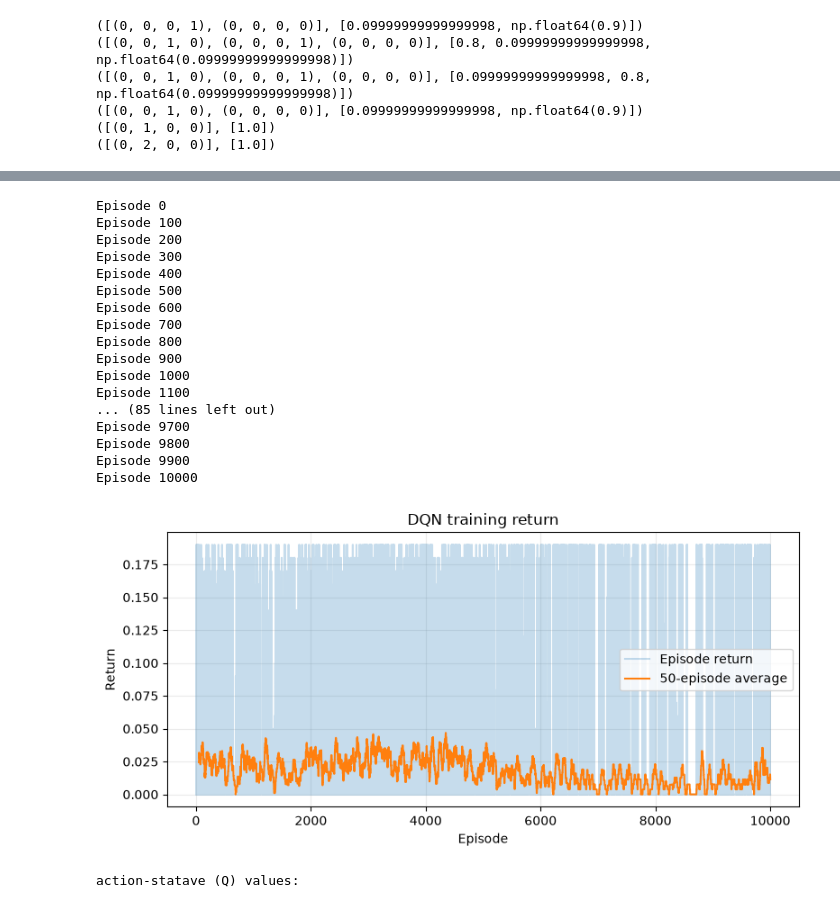
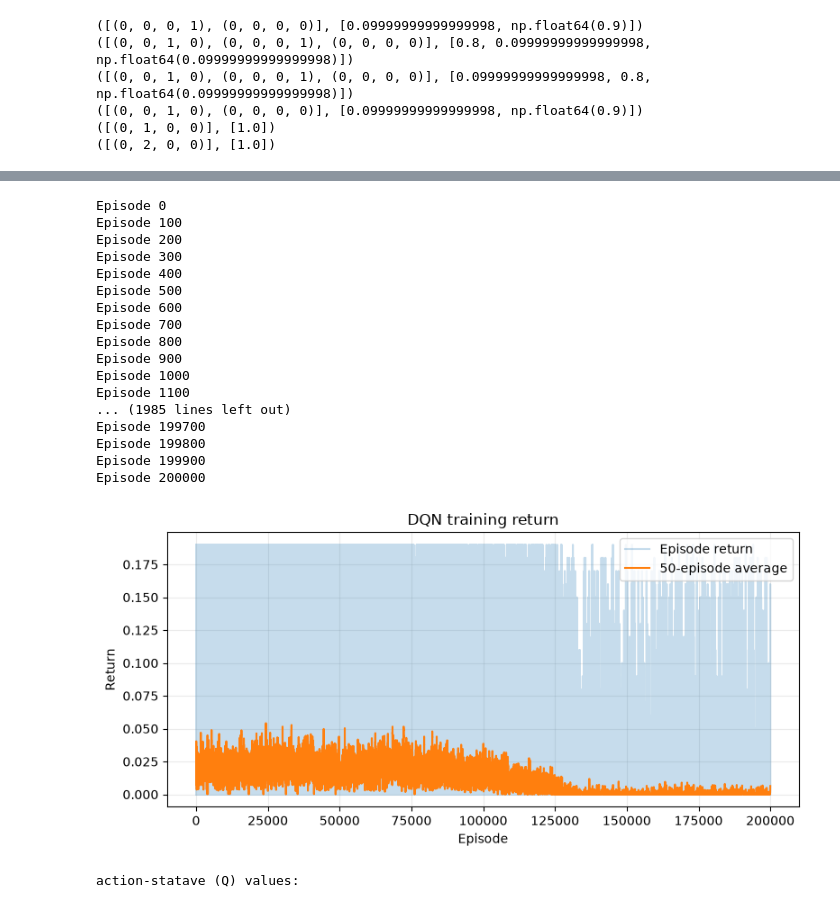
Before and after one commit to connorbrooks18/RL_With_LTL_Constraints, a Jupyter notebook: safe absorbing states.ipynb, the cells around one changed output, grey strips where cells are left out. Saved outputs shown, nothing was run; the diff lists cells and outputs as text; code cells hidden in the pictures.

```diff
--- a/safe absorbing states.ipynb
+++ b/safe absorbing states.ipynb
@@ -242,26 +242,26 @@ generating a random state (0, 2, 2, 3)
 # %%
-Q=csrl.deep_q_learning(T=20,K=10000)  # model-free RL
+Q=csrl.deep_q_learning(T=20,K=200_000)  # model-free RL
 # the original code chose T=100, K=100,000
 # using smaller numbers here saves computation time. However, it may not be converged.
 # %% [output]
 Episode 0
 Episode 100
 Episode 200
 Episode 300
 Episode 400
 Episode 500
 Episode 600
 Episode 700
 Episode 800
 Episode 900
 Episode 1000
 Episode 1100
-... (85 lines left out)
-Episode 9700
-Episode 9800
-Episode 9900
-Episode 10000
+... (1985 lines left out)
+Episode 199700
+Episode 199800
+Episode 199900
+Episode 200000
-[figure, old version]
+[figure, new version]
 # %%
 print('action-statave (Q) values:')
 import torch
```
Also changed, not shown: parts of 4 cells of this notebook, 1 other file.
